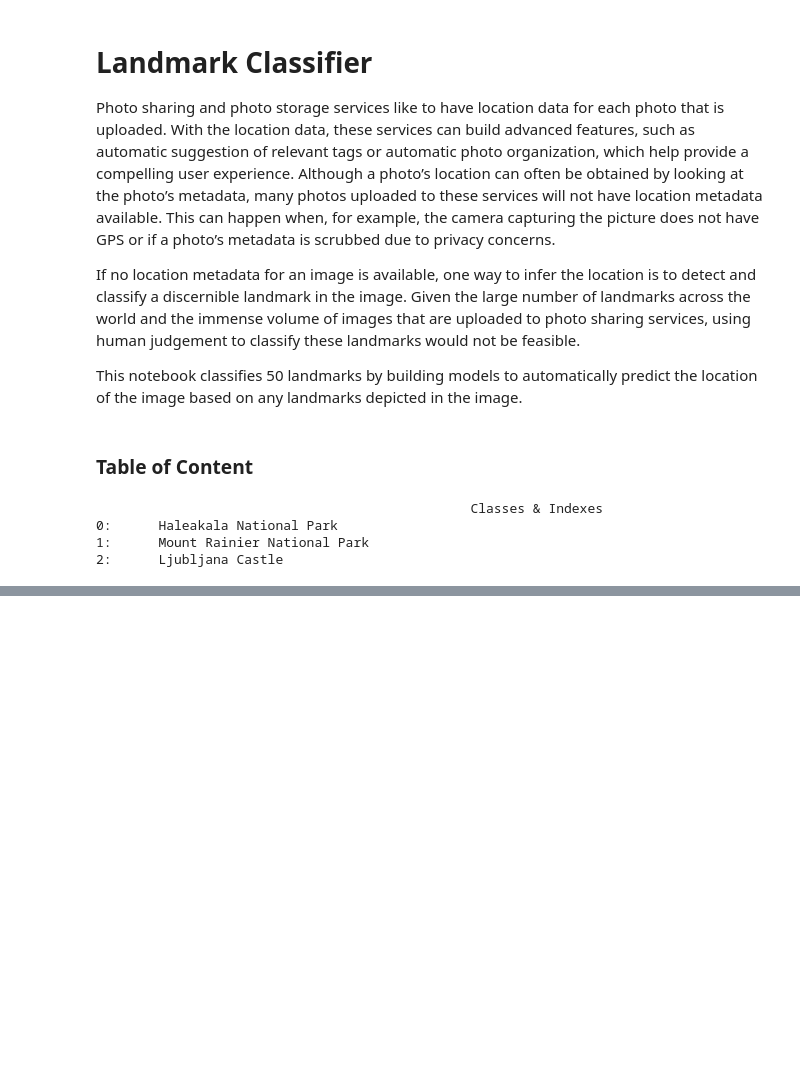
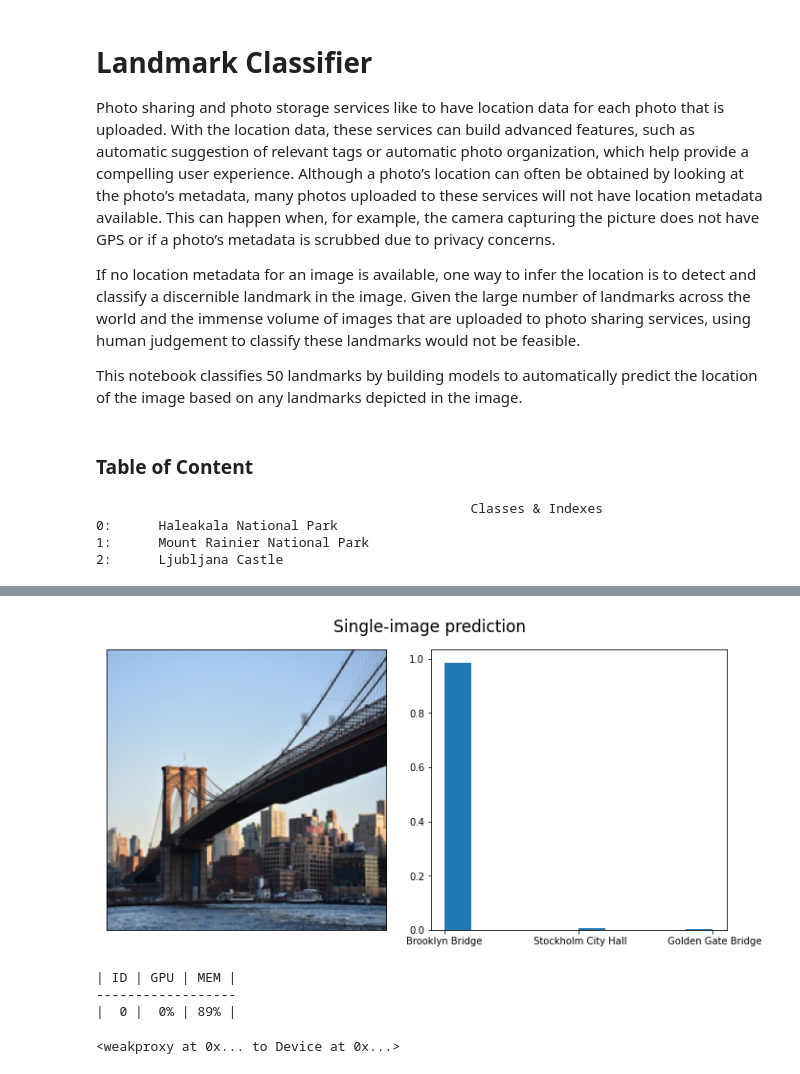
Before and after one commit to dissagaliyeva/landmark_classifier, a Jupyter notebook: notebook.ipynb, the cells around one changed output, grey strips where cells are left out. Saved outputs shown, nothing was run; the diff lists cells and outputs as text; code cells hidden in the pictures; blank space fills up the shorter version.

```diff
--- a/notebook.ipynb
+++ b/notebook.ipynb
@@ -244,0 +61,14 @@ tensor([[[-2.1179, -2.1179, -2.1179,  ..., -2.1179, -2.1179, -2.1179],
+# %%
+model = models.vgg16(pretrained=True)
+
+if cuda:
+    model = model.cuda()
+# %%
+for param in model.features.parameters():
+    param.requires_grad = False
+
+model.classifier[6] = nn.Linear(model.classifier[6].in_features, 50)
+print(model.classifier)
+
+if cuda:
+    model.cuda()
@@ -244,0 +92,4 @@ tensor([[[-2.1179, -2.1179, -2.1179,  ..., -2.1179, -2.1179, -2.1179],
+# %%
+model.load_state_dict(torch.load('checkpoints/model_vgg16.pt'))
+
+create.test(loaders, model, criterion, cuda)
@@ -244,0 +156,46 @@ tensor([[[-2.1179, -2.1179, -2.1179,  ..., -2.1179, -2.1179, -2.1179],
+# %%
+def suggest_locations():
+    """
+    This function shows the final image and associated K predictions.
+
+    """
+    # get landmark predictions
+    img, predicted_landmarks, probs = predict_landmarks(k=3)
+
+    preds = pd.DataFrame({'loc': predicted_landmarks.split(','),
+                          'prob': probs})
+    preds['prob'] = preds['prob'].apply(lambda x: float(format(x, '.3f')))
+    preds = preds.sort_values('prob', ascending=False)
+
+    # normalize the image and show the predictions
+    fig, ax = plt.subplots(1, 2, figsize=(10, 5))
+    ax[0].imshow(img.resize((226, 226)))
+    ax[0].grid(False); ax[0].set_xticks([]); ax[0].set_yticks([])
+
+    # show probabilities
+    ax[1].hist(preds['loc'], weights=preds['prob'])
+
+    # add title and show
+    fig.suptitle('Single-image prediction', fontsize=17)
+    plt.tight_layout()
+    plt.show()
+
+# test on a sample image
+suggest_locations()
+# %% [output]
+[figure, added]
+# %%
+from GPUtil import showUtilization as gpu_usage
+gpu_usage()
+torch.cuda.empty_cache()
+# %% [output]
+| ID | GPU | MEM |
+------------------
+|  0 |  0% | 89% |
+# %%
+from numba import cuda
+cuda.select_device(0)
+cuda.close()
+cuda.select_device(0)
+# %% [output]
+<weakproxy at 0x... to Device at 0x...>
```
Also changed, not shown: parts of 23 cells of this notebook, 1 other file.
